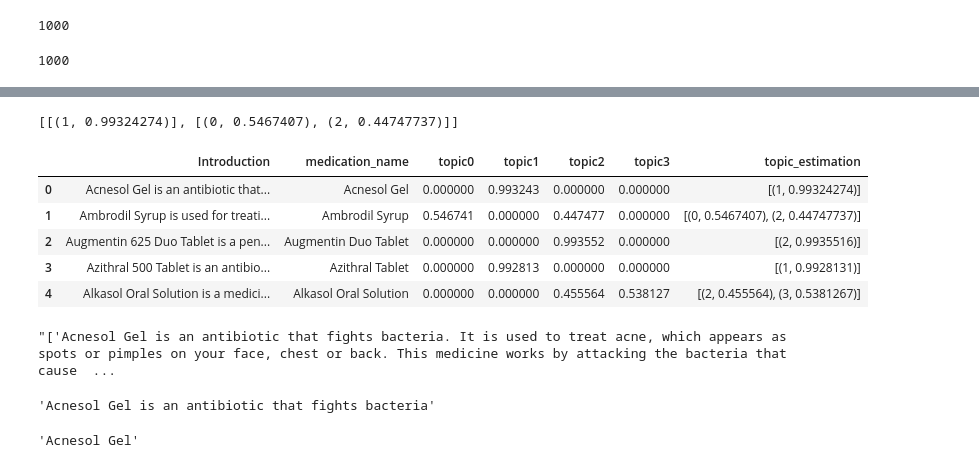
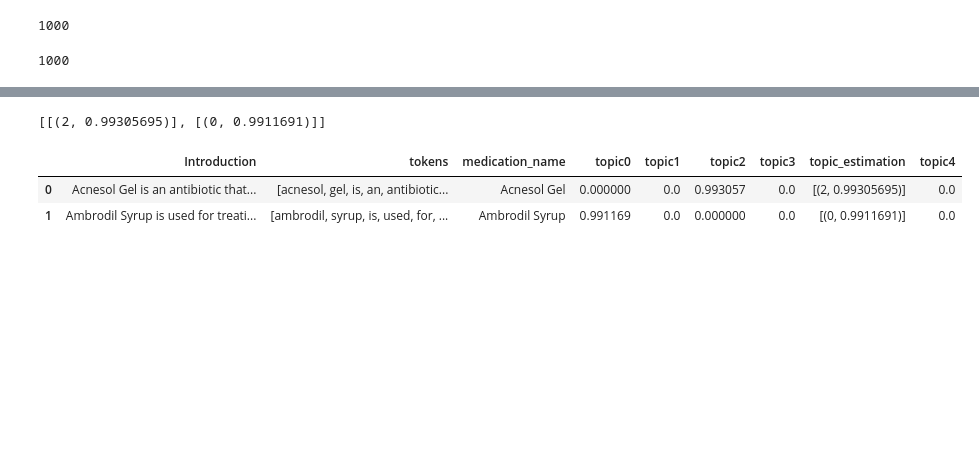
Before and after one commit to chanccm/streamlit-nlp, a Jupyter notebook: notebooks/create_topic_distribution_model_drug_information.ipynb, the cells around one changed output, grey strips where cells are left out. Drawn from its saved outputs; the diff is of its cells as text; code cells hidden in the pictures; blank space fills up the shorter version.

Commit message:
good draft of app with model vis(5 topics) and descriptions

```diff
--- a/notebooks/create_topic_distribution_model_drug_information.ipynb
+++ b/notebooks/create_topic_distribution_model_drug_information.ipynb
@@ -277,12 +270,21 @@ Lda4.save(tempfile)
 corpora.MmCorpus.serialize('/Users/carmen/Documents/machine_learning_exercises/streamlit_app/models/lda4_corpus', Corpus)
 # %%
 # corpora.Dictionary.save('/Users/carmen/Documents/machine_learning_exercises/streamlit_app/models/lda4_dictionary')
+# %%
+Lda5.save('../models/lda5.model')
+
+# for visualization
+pyLDAvis.save_html(vis5, '../models/vis5.html')
+tempfile5 = datapath('/Users/carmen/Documents/machine_learning_exercises/streamlit_app/models/lda5.model')
+Lda5.save(tempfile5)
+# save Corpus as well
+corpora.MmCorpus.serialize('/Users/carmen/Documents/machine_learning_exercises/streamlit_app/models/lda5_corpus', Corpus)
 # %% [markdown]
 # Check how to use model
 # %% [markdown]
 ## from model, get topic-term matrix
 # %%
-lda_fromload = models.LdaModel.load(tempfile)
+lda_fromload = models.LdaModel.load(tempfile5)
 # %%
 lda_fromload
 # %% [output]
@@ -356,7 +352,7 @@ len(Corpus)
 # %% [output]
 1000
 # %%
-lda_corpus = corpora.MmCorpus('/Users/carmen/Documents/machine_learning_exercises/streamlit_app/models/lda4_corpus')
+lda_corpus = corpora.MmCorpus('/Users/carmen/Documents/machine_learning_exercises/streamlit_app/models/lda5_corpus')
 # %%
 len(lda_corpus)
 # %% [output]
@@ -384,9 +380,9 @@ for i in range(len(lda_corpus)):
 # %%
 list_topic_estimation[:2]
 # %% [output]
-[[(1, 0.99324274)], [(0, 0.5467407), (2, 0.44747737)]]
+[[(2, 0.99305695)], [(0, 0.9911691)]]
 # %%
-topic_count = 4
+topic_count = 5
 for i in range(topic_count):
     column_name = 'topic' + str(i)
     df[column_name] = 0.0
@@ -407,15 +403,8 @@ for i in range(len(df)):
 #                 print('column_name: ', column_name)
                 df.at[i, column_name] = estimation
 # %%
-df.head()
+df.head(2)
 # %% [output]
-|  | Introduction | medication_name | topic0 | topic1 | topic2 | topic3 | topic_estimation |
-| 0 | Acnesol Gel is an antibiotic that... | Acnesol Gel | 0.000000 | 0.993243 | 0.000000 | 0.000000 | [(1, 0.99324274)] |
-| 1 | Ambrodil Syrup is used for treati... | Ambrodil Syrup | 0.546741 | 0.000000 | 0.447477 | 0.000000 | [(0, 0.5467407), (2, 0.44747737)] |
-| 2 | Augmentin 625 Duo Tablet is a pen... | Augmentin Duo Tablet | 0.000000 | 0.000000 | 0.993552 | 0.000000 | [(2, 0.9935516)] |
-| 3 | Azithral 500 Tablet is an antibio... | Azithral Tablet | 0.000000 | 0.992813 | 0.000000 | 0.000000 | [(1, 0.9928131)] |
-| 4 | Alkasol Oral Solution is a medici... | Alkasol Oral Solution | 0.000000 | 0.000000 | 0.455564 | 0.538127 | [(2, 0.455564), (3, 0.5381267)] |
+|  | Introduction | tokens | medication_name | topic0 | topic1 | topic2 | topic3 | topic_estimation | topic4 |
+| 0 | Acnesol Gel is an antibiotic that... | [acnesol, gel, is, an, antibiotic... | Acnesol Gel | 0.000000 | 0.0 | 0.993057 | 0.0 | [(2, 0.99305695)] | 0.0 |
+| 1 | Ambrodil Syrup is used for treati... | [ambrodil, syrup, is, used, for, ... | Ambrodil Syrup | 0.991169 | 0.0 | 0.000000 | 0.0 | [(0, 0.9911691)] | 0.0 |
-# %%
-str(df.iloc[0].values)
-# %% [output]
-"['Acnesol Gel is an antibiotic that fights bacteria. It is used to treat acne, which appears as spots or pimples on your face, chest or back. This medicine works by attacking the bacteria that cause  ...
@@ -428,8 +410,0 @@ new_s = ' '.join(re.findall(r'\b[A-Z][a-z]+|\b[A-Z]\b', text))
-# %%
-text
-# %% [output]
-'Acnesol Gel is an antibiotic that fights bacteria'
-# %%
-new_s
-# %% [output]
-'Acnesol Gel'
```
Also changed, not shown: parts of 43 cells of this notebook, 14 other files.
